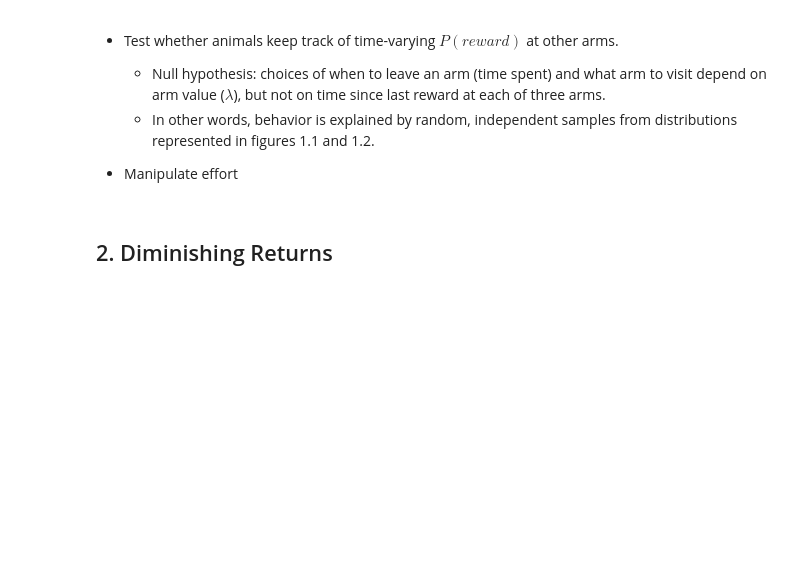
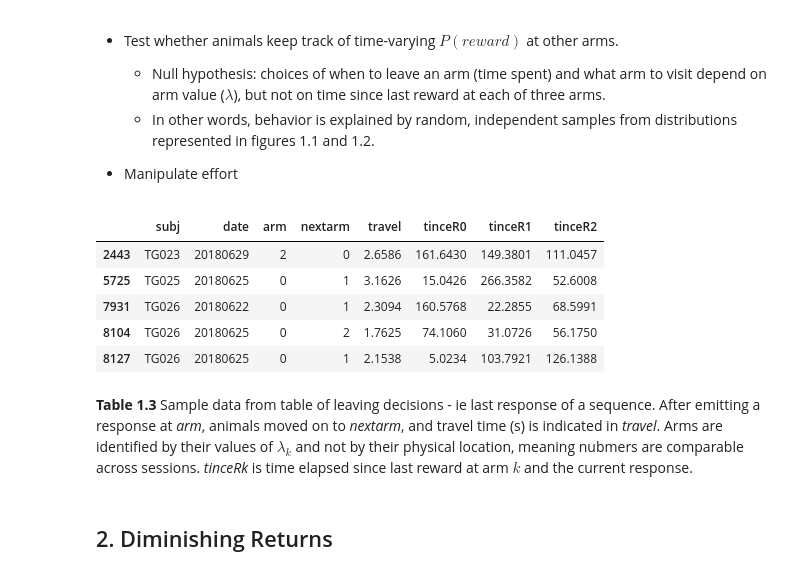
Before and after one commit to tsgouvea/3AF_report, a Jupyter notebook: 3AF_report.ipynb, the cells around one changed output. Saved outputs shown, nothing was run; the diff lists cells and outputs as text; code cells hidden in the pictures; blank space fills up the shorter version.

Commit message:
creat dfTince

```diff
--- a/3AF_report.ipynb
+++ b/3AF_report.ipynb
@@ -18,5 +18,8 @@ with open('dfVI.pkl','rb') as fname:
 with open('dfLing.pkl','rb') as fname:
     dfLing=pickle.load(fname)
 
+with open('dfTince.pkl','rb') as fname:
+    dfTince=pickle.load(fname)
+
 listSubj=np.array(list(set(dfVI.subj)))
 listSubj.sort()
@@ -220,3 +220,14 @@ plt.tight_layout()
     - In other words, behavior is explained by random, independent samples from distributions represented in figures 1.1 and 1.2.
 
 - Manipulate effort
+# %%
+dfTince.sample(5).sort_index().iloc[:,[0,1,2,3,7,4,5,6]]
+# %% [output]
+|  | subj | date | arm | nextarm | travel | tinceR0 | tinceR1 | tinceR2 |
+| 2443 | TG023 | 20180629 | 2 | 0 | 2.6586 | 161.6430 | 149.3801 | 111.0457 |
+| 5725 | TG025 | 20180625 | 0 | 1 | 3.1626 | 15.0426 | 266.3582 | 52.6008 |
+| 7931 | TG026 | 20180622 | 0 | 1 | 2.3094 | 160.5768 | 22.2855 | 68.5991 |
+| 8104 | TG026 | 20180625 | 0 | 2 | 1.7625 | 74.1060 | 31.0726 | 56.1750 |
+| 8127 | TG026 | 20180625 | 0 | 1 | 2.1538 | 5.0234 | 103.7921 | 126.1388 |
+# %% [markdown]
+**Table 1.3** Sample data from table of leaving decisions - ie last response of a sequence. After emitting a response at *arm*, animals moved on to *nextarm*, and travel time (s) is indicated in *travel*. Arms are identified by their values of $\lambda_k$ and not by their physical location, meaning nubmers are comparable across sessions. *tinceRk* is time elapsed since last reward at arm $k$ and the current response.
```
Also changed, not shown: parts of 6 cells of this notebook, 2 other files.
